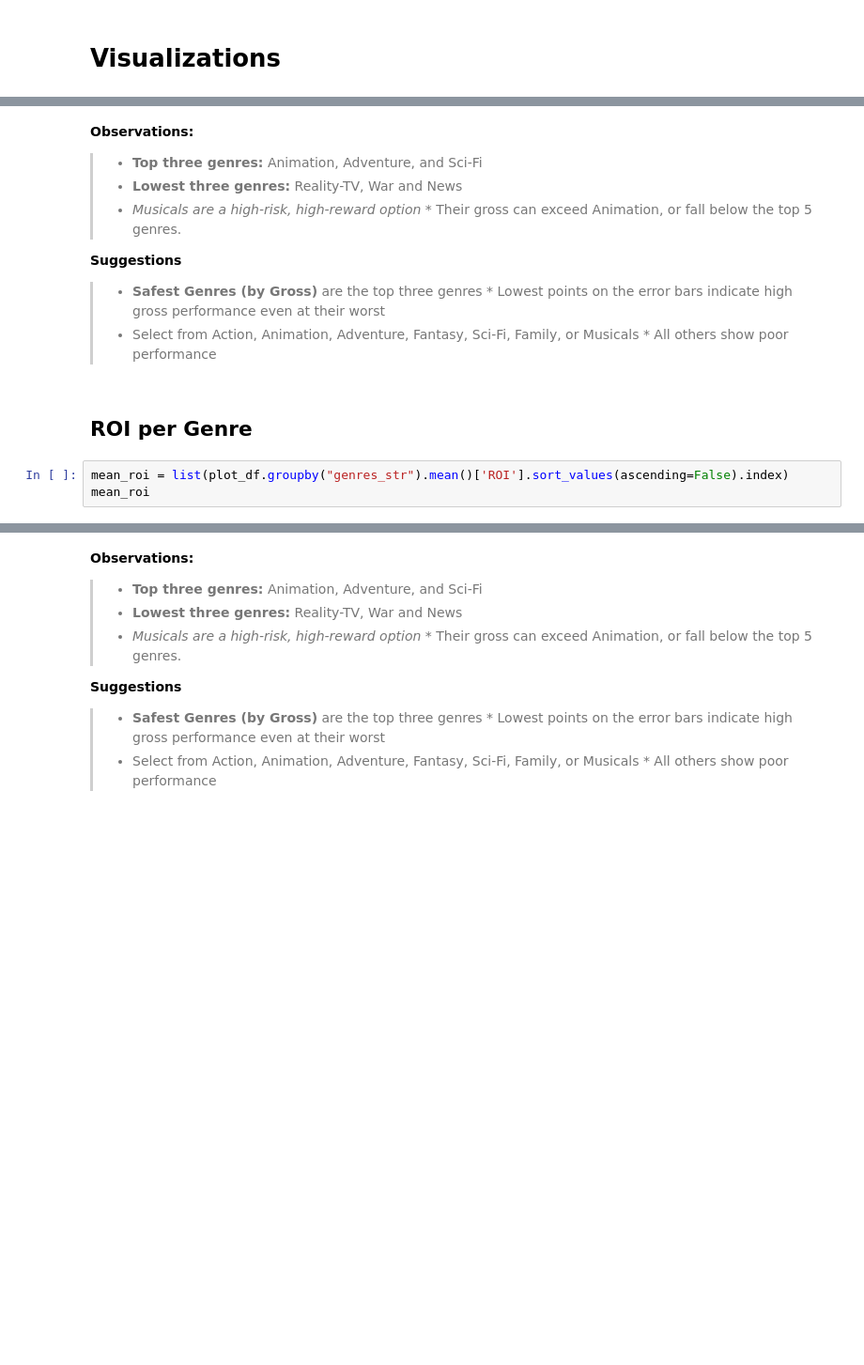
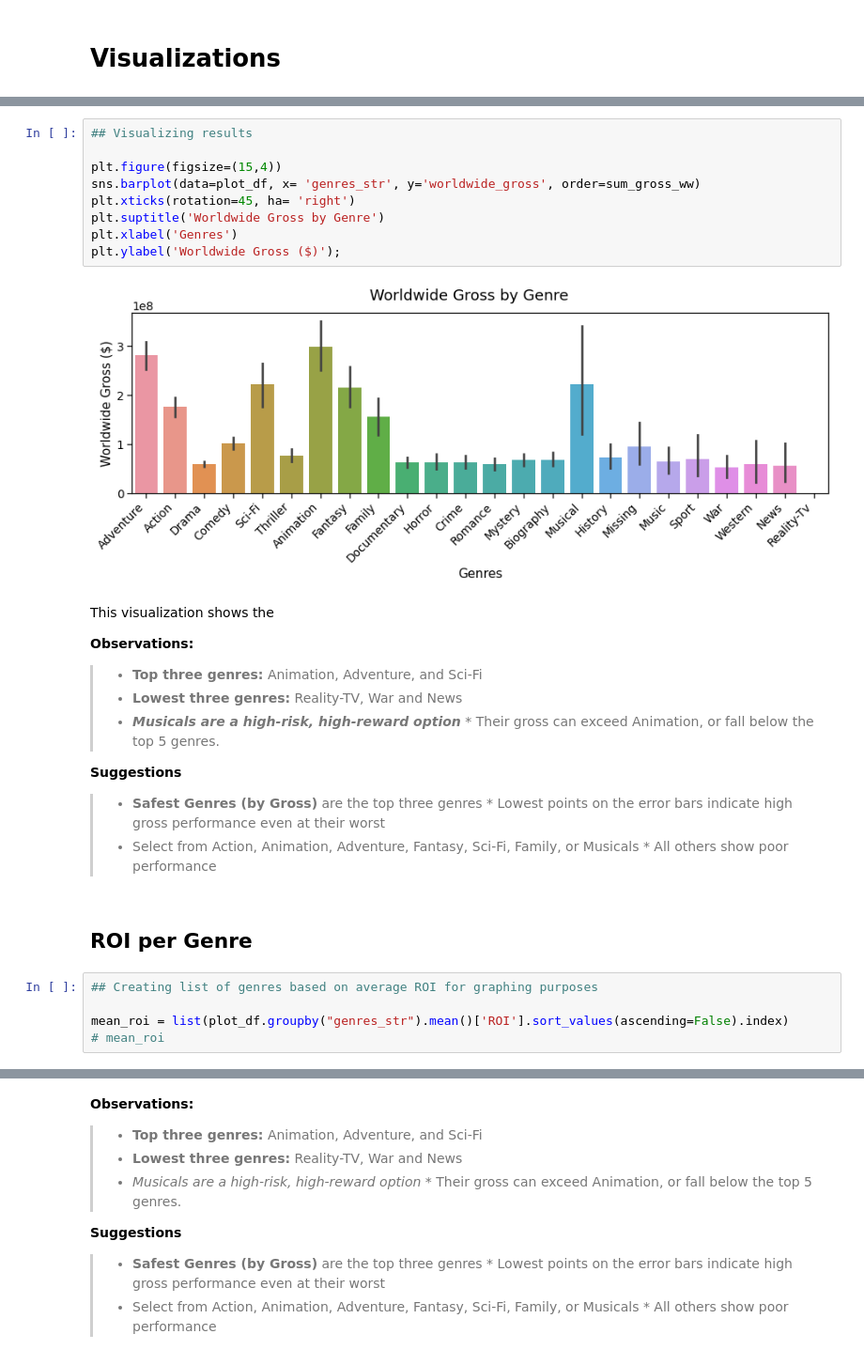
Before and after one commit to BenJMcCarty/BMC_P1P_Redo, a Jupyter notebook: student.ipynb, the cells around one changed output, grey strips where cells are left out. Shown at 94% size. Saved outputs shown, nothing was run; the diff lists cells and outputs as text; blank space fills up the shorter version.

```diff
--- a/student.ipynb
+++ b/student.ipynb
@@ -306,8 +694,21 @@ plt.ylabel('Worldwide Gross ($)');
+# %%
+## Visualizing results
+
+plt.figure(figsize=(15,4))
+sns.barplot(data=plot_df, x= 'genres_str', y='worldwide_gross', order=sum_gross_ww)
+plt.xticks(rotation=45, ha= 'right')
+plt.suptitle('Worldwide Gross by Genre')
+plt.xlabel('Genres')
+plt.ylabel('Worldwide Gross ($)');
+# %% [output]
+[figure, added]
 # %% [markdown]
+This visualization shows the
+
 **Observations:**
 >* **Top three genres:** Animation, Adventure, and Sci-Fi
 >* **Lowest three genres:** Reality-TV, War and News
->* *Musicals are a high-risk, high-reward option*
+>* ***Musicals are a high-risk, high-reward option***
     * Their gross can exceed Animation, or fall below the top 5 genres.
 
 **Suggestions**
@@ -318,6 +719,8 @@ plt.ylabel('Worldwide Gross ($)');
 # %% [markdown]
 ## ROI per Genre
 # %%
+## Creating list of genres based on average ROI for graphing purposes
+
 mean_roi = list(plot_df.groupby("genres_str").mean()['ROI'].sort_values(ascending=False).index)
-mean_roi
+# mean_roi
 # %%
```
Also changed, not shown: parts of 43 cells of this notebook.
